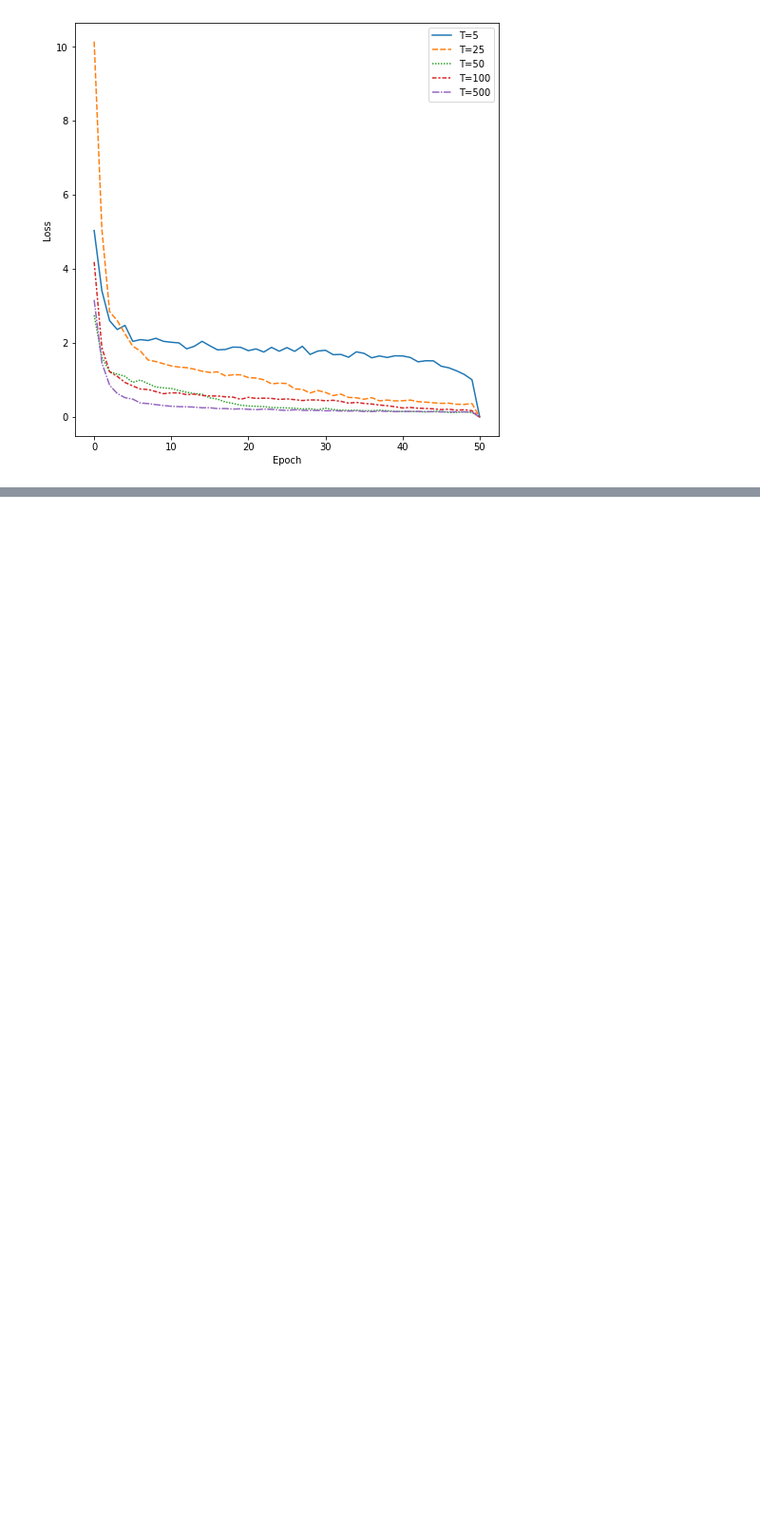
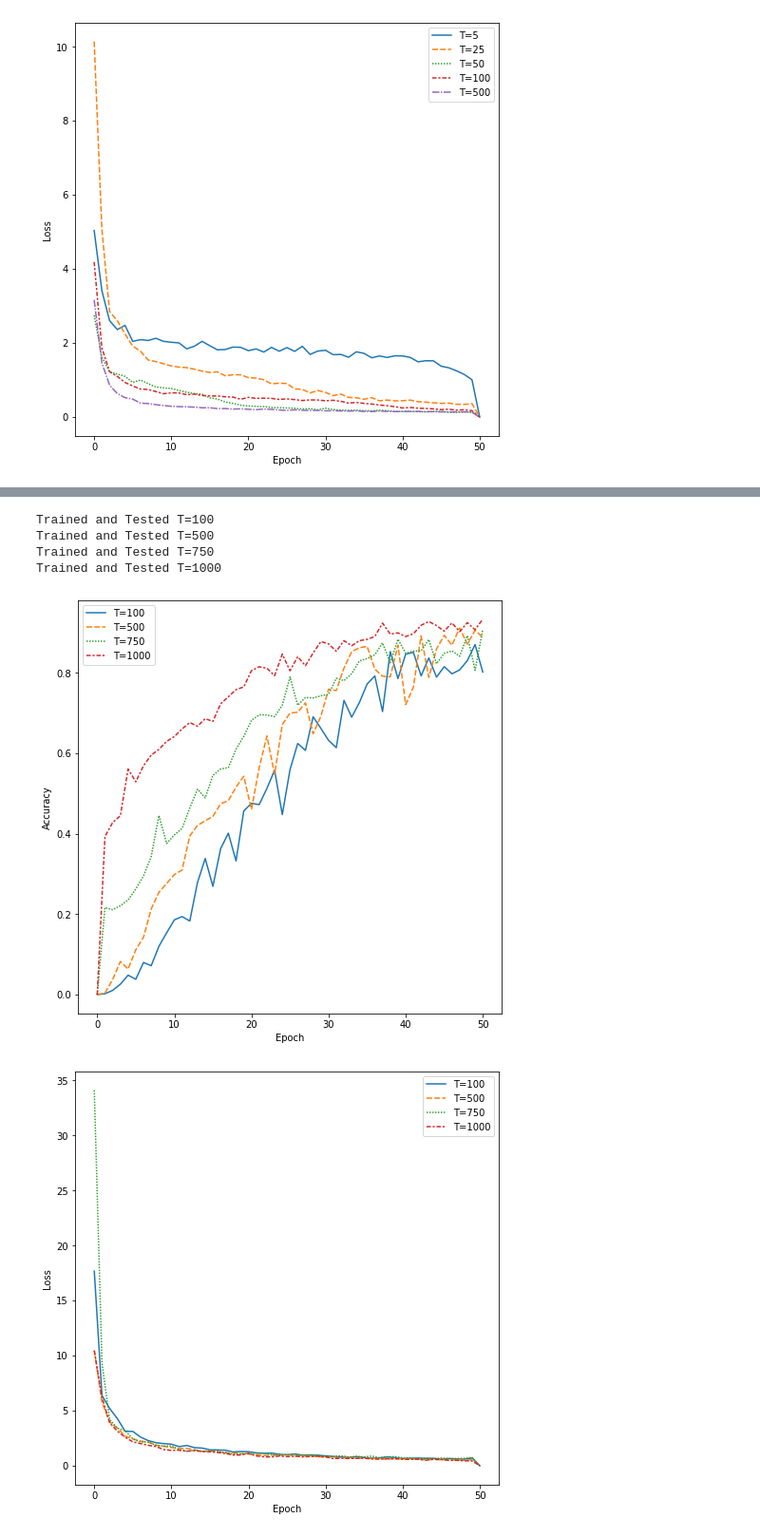
Before and after one commit to pprestridge/TCN_Literature, a Jupyter notebook: TCN Copy Memory.ipynb, the cells around one changed output, grey strips where cells are left out. Shown at 95% size. Saved outputs shown, nothing was run; the diff lists cells and outputs as text; code cells hidden in the pictures; blank space fills up the shorter version.

```diff
--- a/TCN Copy Memory.ipynb
+++ b/TCN Copy Memory.ipynb
@@ -326,0 +331,47 @@ Trained and Tested T=500
+# %%
+#Build a larger sized model
+def buildTCNModel(T):
+    """
+    Inputs:
+    T   (INT): The number of spaces in the sequence
+
+    Outputs:
+    TCNMdoel: Compiled TCN model (tf.keras.Model)
+    """
+    #Setup TCN architecture
+    tcn_layer = TCN(
+        input_shape =(T+20,1),
+        nb_filters=64,
+        kernel_size=4,
+        nb_stacks=2,
+        dilations=(1, 2, 4, 8, 16, 32),
+        padding='causal',
+        use_skip_connections=True,
+        dropout_rate=0.1,
+        return_sequences=True,
+        activation='relu',
+        kernel_initializer='he_normal',
+        use_batch_norm=True,
+        use_layer_norm=False,
+        use_weight_norm=False
+    )
+
+    #Create a Tensorflow model
+    TCNModel = tf.keras.models.Sequential([tcn_layer, tf.keras.layers.Dense(1)])
+
+    #Setup model
+    TCNModel.compile(optimizer="adam", loss="mse")
+
+    return TCNModel
+
+
+T=[100, 500, 750, 1000]
+
+AccDF, LossDF= TCN_T_Test(T)
+# %% [output]
+Trained and Tested T=100
+Trained and Tested T=500
+Trained and Tested T=750
+Trained and Tested T=1000
+[figure, added]
+[figure, added]
```
Also changed, not shown: parts of 2 cells of this notebook.
